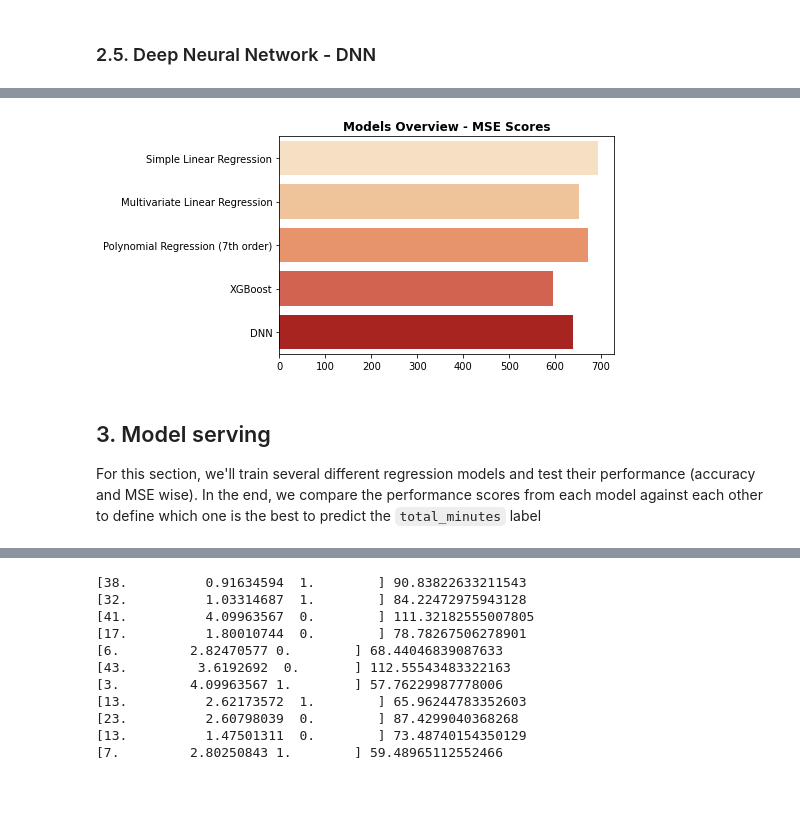
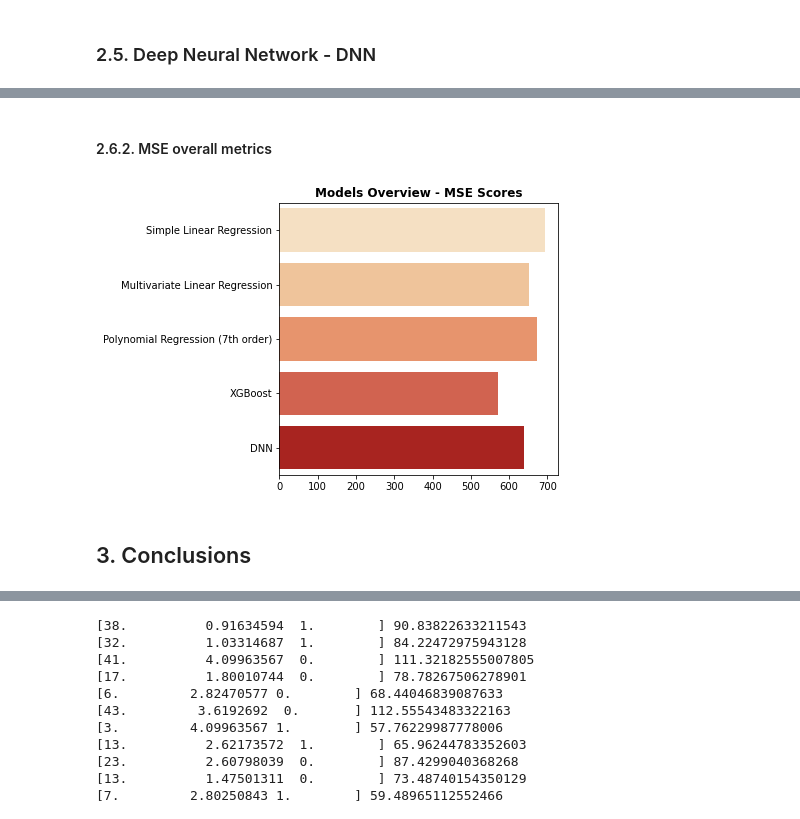
Before and after one commit to tiagottmoraes/CS-s-Data-Science-Example, a Jupyter notebook: 3. ML Model - Data Science Test.ipynb, the cells around one changed output, grey strips where cells are left out. Drawn from its saved outputs; the diff is of its cells as text; code cells hidden in the pictures; blank space fills up the shorter version.

```diff
--- a/3. ML Model - Data Science Test.ipynb
+++ b/3. ML Model - Data Science Test.ipynb
@@ -321,0 +376,4 @@ plt.show()
+# %%
+xgb.plot_importance(xgb_model)
+plt.rcParams['figure.figsize'] = [5, 5]
+plt.show()
@@ -385,5 +464,6 @@ In this section it´s presented the overall performance of each developed model
 # %%
-accuracy_score_model_R2 = {
+#Loading R-squared values from every trained model:
+score_model_R2 = {
     'Simple Linear Regression':regressor.score(X_testLR, y_testLR),
     'Multivariate Linear Regression':MLR.score(X_test_MLR, y_test_MLR),
     'Polynomial Regression (7th order)':r2_score(y_Poly, p(X_Poly)),
@@ -391,14 +471,15 @@ accuracy_score_model_R2 = {
     'DNN': r2_score(y_test_MLR, yhat_DNN)
 }
 # %%
-def models_overview(accuracy_score_model_R2):
+#Ploting R-squared values into a bar chart:
+def models_overview(score_model_R2):
 
-    model_accuracy = list(accuracy_score_model_R2.values())
-    model_name = list(accuracy_score_model_R2.keys())
+    model_accuracy = list(score_model_R2.values())
+    model_name = list(score_model_R2.keys())
 
     g = sns.barplot(x = model_accuracy, y = model_name,palette='OrRd')
     plt.title('Models Overview - R2 Scores', weight='bold');
     return g
 
-over_view = models_overview(accuracy_score_model_R2)
+over_view = models_overview(score_model_R2)
 # %% [output]
@@ -406,5 +487,8 @@ over_view = models_overview(accuracy_score_model_R2)
+# %% [markdown]
+#### 2.6.2. MSE overall metrics
 # %%
-accuracy_score_model_MSE = {
+#Loading MSE values from every trained model:
+score_model_MSE = {
     'Simple Linear Regression':metrics.mean_squared_error(y_testLR, Y_predLR),
     'Multivariate Linear Regression':metrics.mean_squared_error(y_test_MLR, Y_predMLR),
     'Polynomial Regression (7th order)':metrics.mean_squared_error(df_EDA['total_minutes'], p(X_Poly)),
@@ -412,19 +496,18 @@ accuracy_score_model_MSE = {
     'DNN':mean_squared_error(y_test_MLR,yhat_DNN,squared=True)
 }
 # %%
-def models_overview(accuracy_score_model_MSE):
+#Ploting MSE values into a bar chart:
+def models_overview(score_model_MSE):
 
-    model_accuracy = list(accuracy_score_model_MSE.values())
-    model_name = list(accuracy_score_model_MSE.keys())
+    model_metrics = list(score_model_MSE.values())
+    model_name = list(score_model_MSE.keys())
 
-    g = sns.barplot(x = model_accuracy, y = model_name,palette='OrRd')
+    g = sns.barplot(x = model_metrics, y = model_name,palette='OrRd')
     plt.title('Models Overview - MSE Scores', weight='bold');
     return g
 
-over_view = models_overview(accuracy_score_model_MSE)
+over_view = models_overview(score_model_MSE)
 # %% [output]
-[figure, old version]
+[figure, new version]
-# %% [markdown]
-## 3. Model serving
-
-For this section, we'll train several different regression models and test their performance (accuracy and MSE wise). In the end, we compare the performance scores from each model against each other to define which one is the best to predict the `total_minutes` label
+# %% [markdown]
+## 3. Conclusions
```
Also changed, not shown: parts of 60 cells of this notebook.
